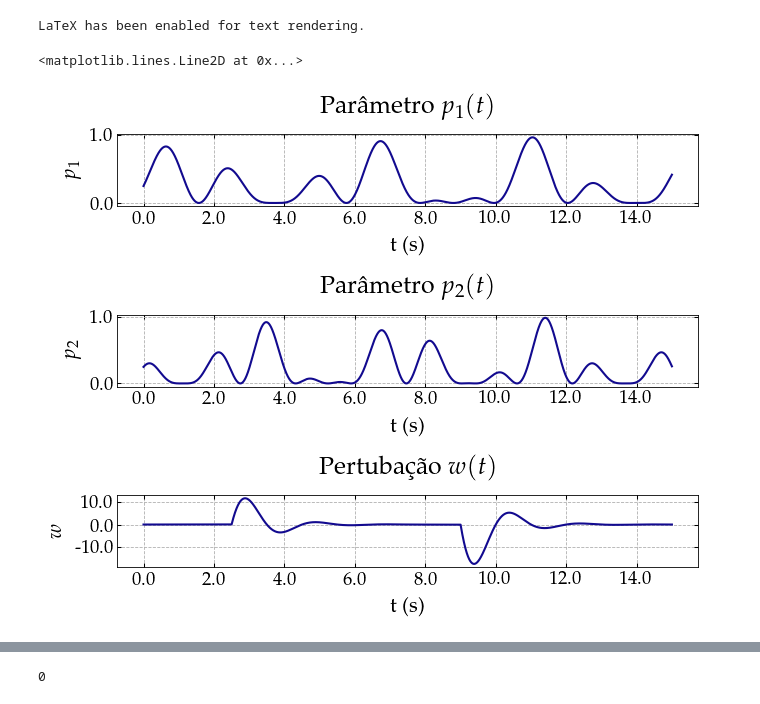
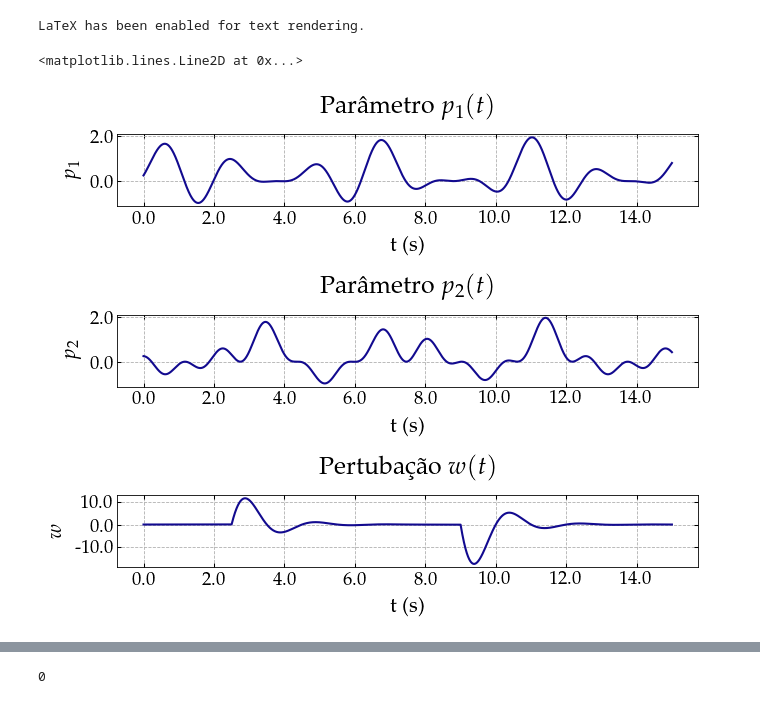
Before and after one commit to andel-vitorio/event-based-control, a Jupyter notebook: Notebooks/1 - Periodic ETC - Example 2.ipynb, the cells around one changed output, grey strips where cells are left out. Cells and saved outputs as stored; diff of their text form; code cells hidden in the pictures.

```diff
--- a/Notebooks/1 - Periodic ETC - Example 2.ipynb
+++ b/Notebooks/1 - Periodic ETC - Example 2.ipynb
@@ -105,10 +105,10 @@ freq = 1
 u1 = np.zeros((1, len(timepts)))
 u2 = np.zeros((1, len(timepts)))
 
-p1 = (0.5 + 0.5 * np.sin(-3 * timepts - np.pi)) * \
+p1 = (0.5 + 1.5 * np.sin(-3 * timepts - np.pi)) * \
     (0.5 + 0.5 * np.sin(1.25 * timepts))
 
-p2 = (0.5 + 0.5 * np.sin(1.5 * timepts - np.pi)) * \
+p2 = (0.5 + 1.5 * np.sin(1.5 * timepts - np.pi)) * \
     (0.5 + 0.5 * np.sin(4. * timepts))
 
 
@@ -135,34 +135,36 @@ for start, amplitude in zip(start_points, amplitudes):
 # w /= np.sqrt(np.sum(w**2) * step)
 
 fig, axs = plt.subplots(3, 1, figsize=(10, 7.5))
 plt.subplots_adjust(wspace=0.25, hspace=1.5)
 
 plot_utils.set_subplot(
     axs[0],
     timepts, p1,
     't (s)',
     '$p_1$',
     'Parâmetro $p_1(t)$',
 )
 
 plot_utils.set_subplot(
     axs[1],
     timepts, p2,
     't (s)',
     '$p_2$',
     'Parâmetro $p_2(t)$',
 )
 
 plot_utils.set_subplot(
     axs[2],
     timepts, w.reshape(-1, 1),
     't (s)',
     '$w$',
     'Pertubação $w(t)$',
 )
+
+plt.tight_layout()
 # %% [output]
 <matplotlib.lines.Line2D at 0x...>
-[figure, old version]
+[figure, new version]
 # %%
 t, y = ct.input_output_response(
     sys=plant, T=timepts,
```
Also changed, not shown: parts of 8 cells of this notebook, 1 other file.
